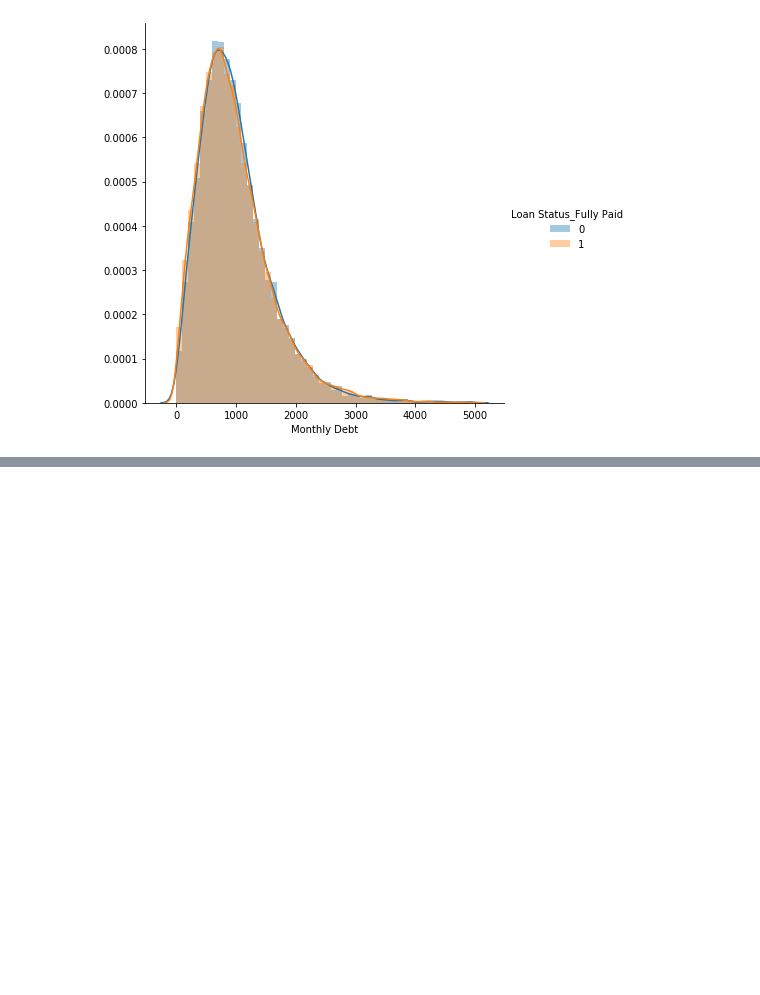
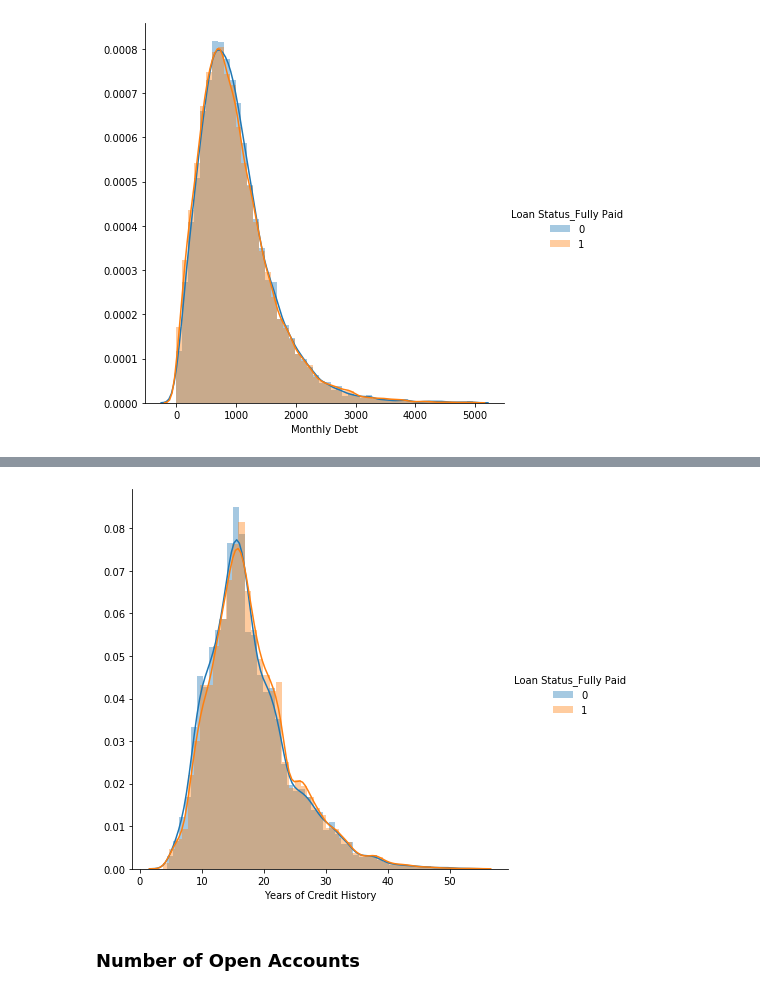
Before and after one commit to divaymohan/credit_score_modeling, a Jupyter notebook: NoteBook.ipynb, the cells around one changed output, grey strips where cells are left out. Cells and saved outputs as stored; diff of their text form; code cells hidden in the pictures; blank space fills up the shorter version.

```diff
--- a/NoteBook.ipynb
+++ b/NoteBook.ipynb
@@ -519,0 +579,9 @@ plt.show()
+# %%
+sns.FacetGrid(l_df, hue="Loan Status_Fully Paid", size=6) \
+    .map(sns.distplot, 'Years of Credit History') \
+    .add_legend();
+plt.show()
+# %% [output]
+[figure, added]
+# %% [markdown]
+### Number of Open Accounts
```
Also changed, not shown: parts of 11 cells of this notebook.
